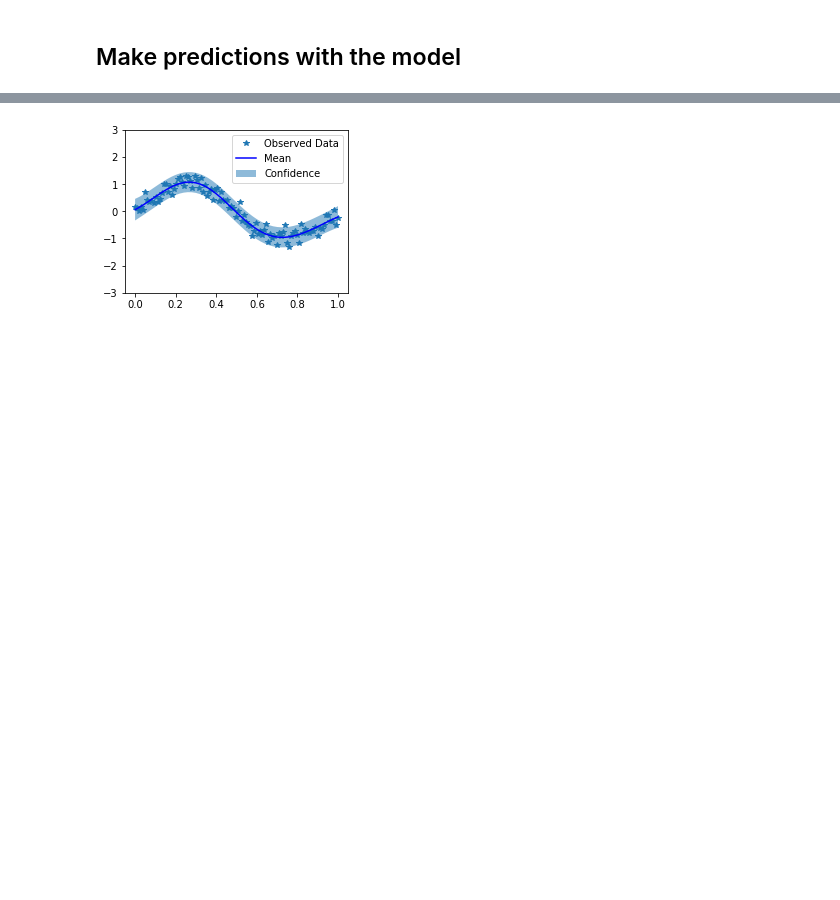
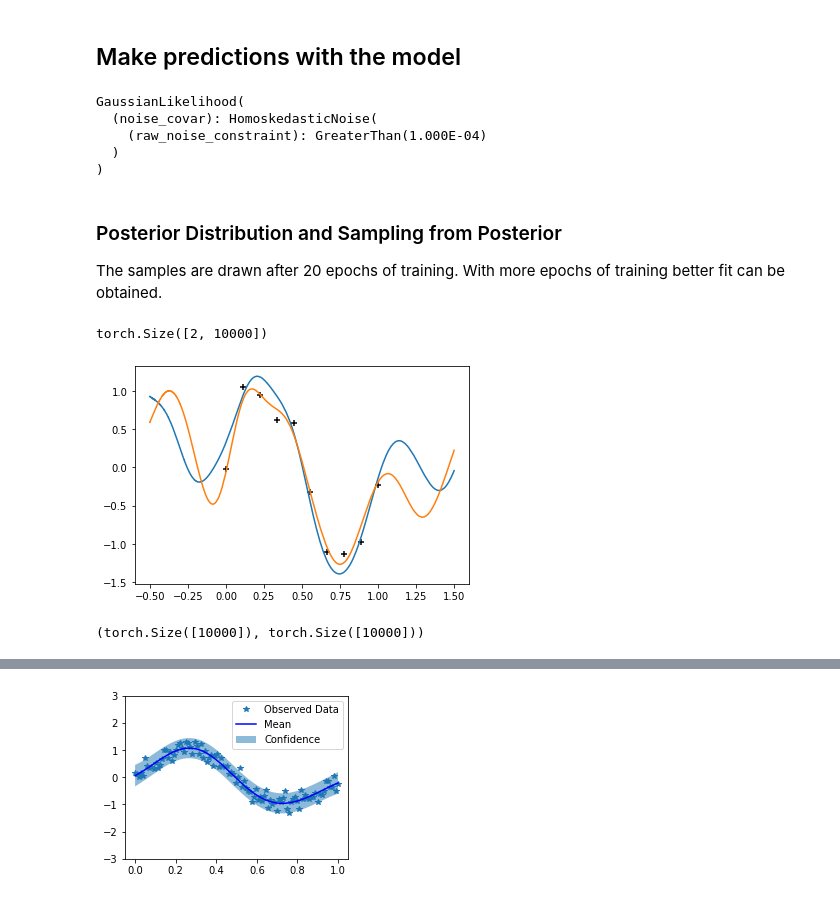
Before and after one commit to Utkarshp1/Bayesian_Optimisation, a Jupyter notebook: Gaussian_Processes_Regression.ipynb, the cells around one changed output, grey strips where cells are left out. Saved outputs shown, nothing was run; the diff lists cells and outputs as text; code cells hidden in the pictures; blank space fills up the shorter version.

```diff
--- a/Gaussian_Processes_Regression.ipynb
+++ b/Gaussian_Processes_Regression.ipynb
@@ -55,14 +106,14 @@ model = ExactGPModel(X_train, y_train, likelihood)
 # %% [markdown]
 ## Training Loop
 # %%
-training_iter = 50
+training_iter = 20
 
 # Find optimal model hyperparameters
 model.train()
 likelihood.train()
 
 # Use Adam optimizer
-optimizer = torch.optim.Adam(model.parameters(), lr=0.1) # Includes GaussianLikelihood parameters
+optimizer = torch.optim.Adam(model.parameters(), lr=1) # Includes GaussianLikelihood parameters
 
 # "loss" for GPs - the marginal log likelihood
 mll = gpytorch.mlls.ExactMarginalLogLikelihood(likelihood, model)
@@ -102,2 +156,36 @@ Iter 50/50 - Loss: -0.072  lengthscale: 0.240   noise: 0.032
 # %% [markdown]
 ## Make predictions with the model
+# %%
+# Switch on the evaluation mode to get the predictions
+model.eval()
+likelihood.eval()
+# %% [output]
+GaussianLikelihood(
+  (noise_covar): HomoskedasticNoise(
+    (raw_noise_constraint): GreaterThan(1.000E-04)
+  )
+)
+# %% [markdown]
+### Posterior Distribution and Sampling from Posterior
+
+The samples are drawn after 20 epochs of training. With more epochs of training better fit can be obtained.
+# %%
+posterior = model(plotting_x)
+posterior_samples = posterior.rsample(sample_shape=torch.Size([2]))
+posterior_samples.shape
+# %% [output]
+torch.Size([2, 10000])
+# %%
+with torch.no_grad():
+    plt.figure()
+    plt.scatter(X_train, y_train, c='black', marker='+')
+    for i in range(2):
+        plt.plot(plotting_x, posterior_samples[i, :].numpy())
+    plt.show()
+# %% [output]
+[figure, added]
+# %%
+ci = posterior.confidence_region()
+ci[0].shape, ci[1].shape
+# %% [output]
+(torch.Size([10000]), torch.Size([10000]))
```
Also changed, not shown: parts of 15 cells of this notebook.
